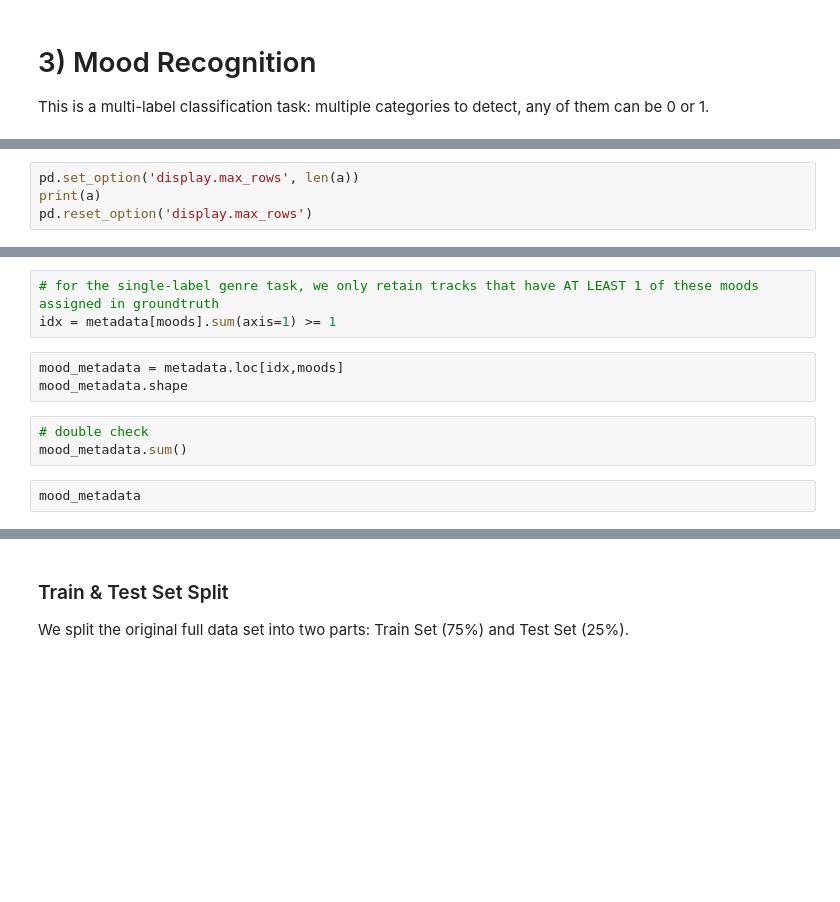
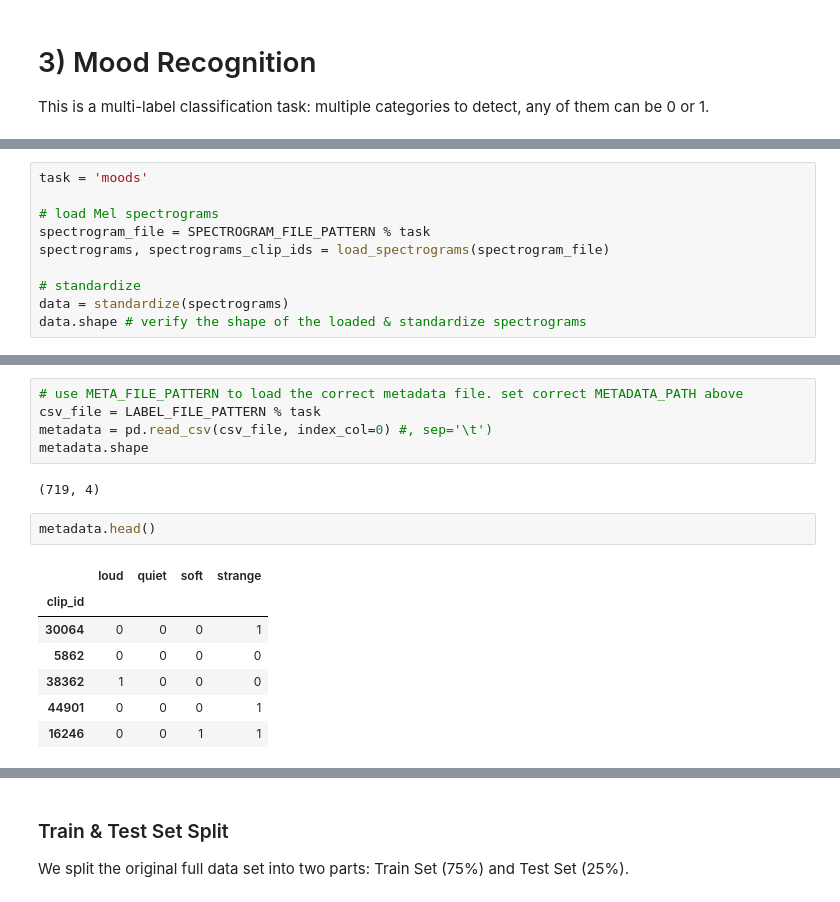
Before and after one commit to slychief/ismir2018_tutorial, a Jupyter notebook: Part_1_Convolutional_Neural_Networks.ipynb, the cells around one changed output, grey strips where cells are left out. Drawn from its saved outputs; the diff is of its cells as text; blank space fills up the shorter version.

Commit message:
completed mood classification task

```diff
--- a/Part_1_Convolutional_Neural_Networks.ipynb
+++ b/Part_1_Convolutional_Neural_Networks.ipynb
@@ -1080,4 +1077,0 @@ a = metadata.sum()
-# %%
-pd.set_option('display.max_rows', len(a))
-print(a)
-pd.reset_option('display.max_rows')
@@ -1083,0 +1082,10 @@ pd.reset_option('display.max_rows')
+# %%
+task = 'moods'
+
+# load Mel spectrograms
+spectrogram_file = SPECTROGRAM_FILE_PATTERN % task
+spectrograms, spectrograms_clip_ids = load_spectrograms(spectrogram_file)
+
+# standardize
+data = standardize(spectrograms)
+data.shape # verify the shape of the loaded & standardize spectrograms
@@ -1094,11 +1096,17 @@ metadata[moods].sum()
-# %%
-# for the single-label genre task, we only retain tracks that have AT LEAST 1 of these moods assigned in groundtruth
-idx = metadata[moods].sum(axis=1) >= 1
-# %%
-mood_metadata = metadata.loc[idx,moods]
-mood_metadata.shape
-# %%
-# double check
-mood_metadata.sum()
-# %%
-mood_metadata
+# %%
+# use META_FILE_PATTERN to load the correct metadata file. set correct METADATA_PATH above
+csv_file = LABEL_FILE_PATTERN % task
+metadata = pd.read_csv(csv_file, index_col=0) #, sep='\t')
+metadata.shape
+# %% [output]
+(719, 4)
+# %%
+metadata.head()
+# %% [output]
+|  | loud | quiet | soft | strange |
+| clip_id |  |  |  |  |
+| 30064 | 0 | 0 | 0 | 1 |
+| 5862 | 0 | 0 | 0 | 0 |
+| 38362 | 1 | 0 | 0 | 0 |
+| 44901 | 0 | 0 | 0 | 1 |
+| 16246 | 0 | 0 | 1 | 1 |
```
Also changed, not shown: parts of 49 cells of this notebook.
